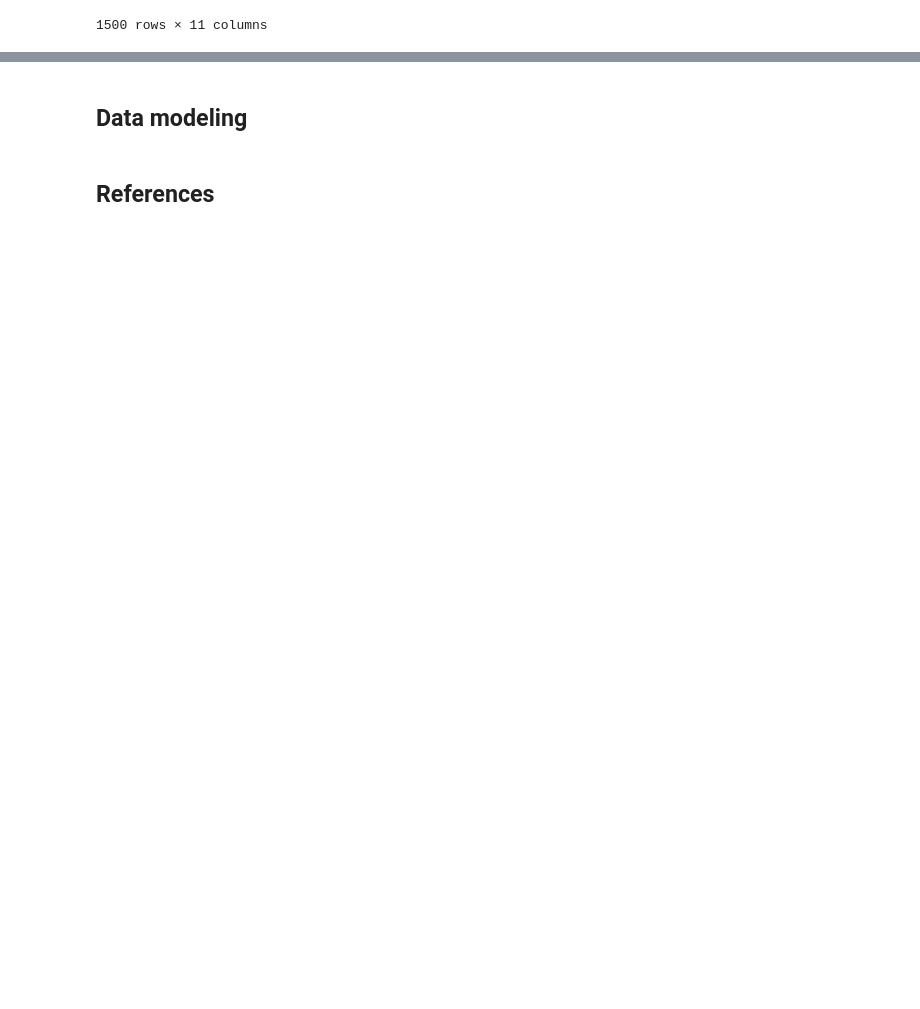
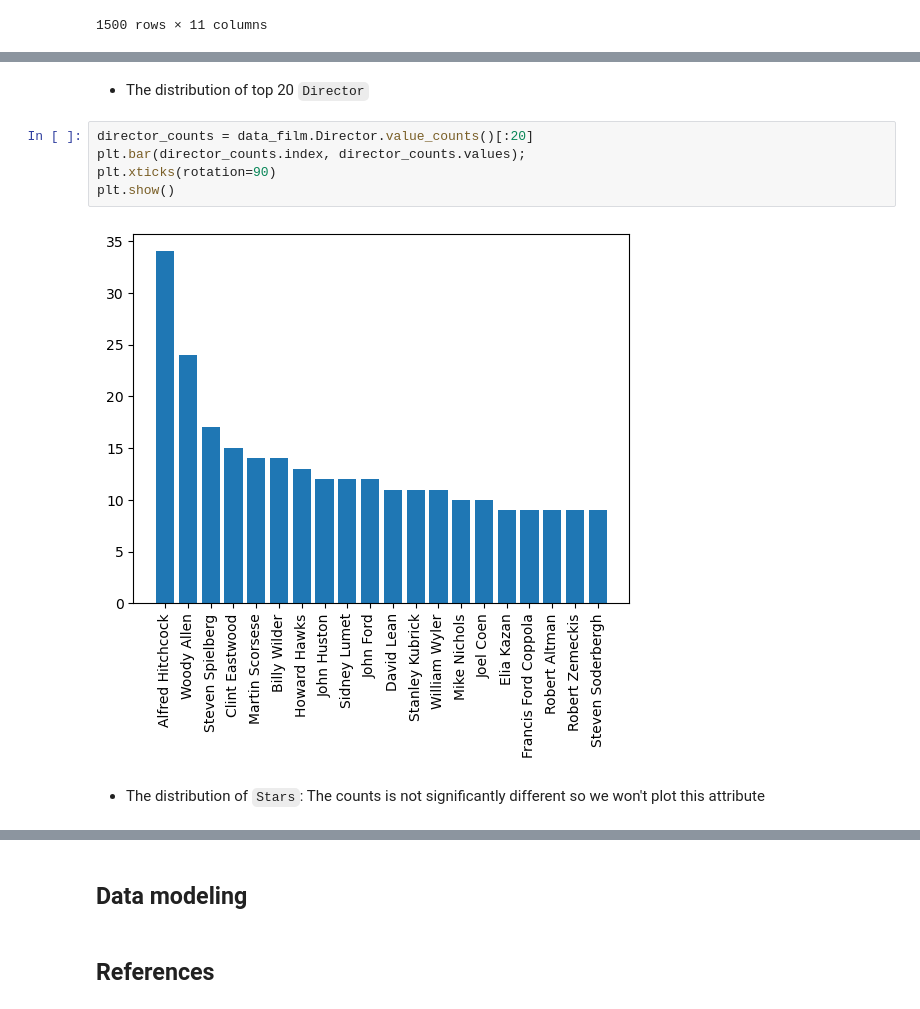
Before and after one commit to trandainien1/IntroDS_Final_Project, a Jupyter notebook: main.ipynb, the cells around one changed output, grey strips where cells are left out. Saved outputs shown, nothing was run; the diff lists cells and outputs as text; blank space fills up the shorter version.

```diff
--- a/main.ipynb
+++ b/main.ipynb
@@ -219,0 +477,11 @@ data_film
+# %% [markdown]
+- The distribution of top 20 `Director`
+# %%
+director_counts = data_film.Director.value_counts()[:20]
+plt.bar(director_counts.index, director_counts.values);
+plt.xticks(rotation=90)
+plt.show()
+# %% [output]
+[figure, added]
+# %% [markdown]
+- The distribution of `Stars`: The counts is not significantly different so we won't plot this attribute
```
Also changed, not shown: parts of 63 cells of this notebook, 1 other file.
